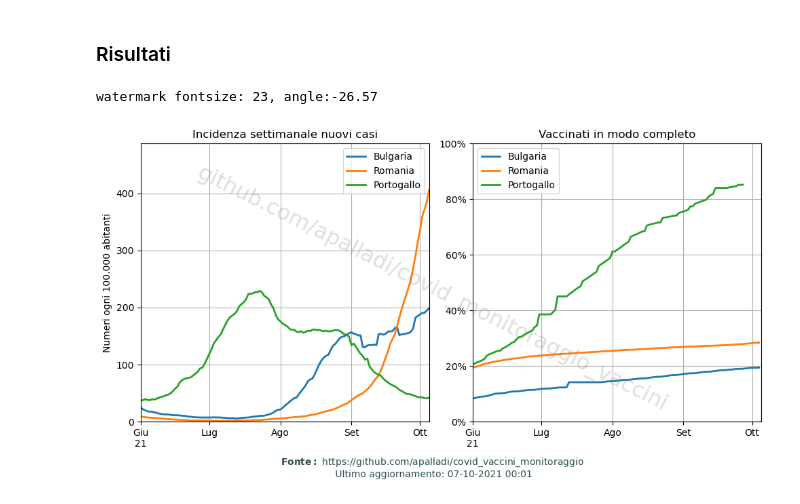
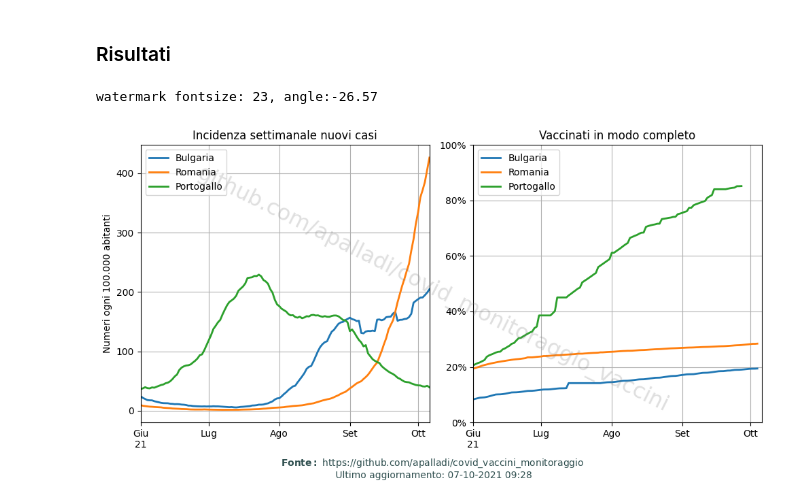
Before and after one commit to apalladi/covid_vaccini_monitoraggio, a Jupyter notebook: Notebooks/confronti_internazionali.ipynb, the cells around one changed output. Cells and saved outputs as stored; diff of their text form; code cells hidden in the pictures.

```diff
--- a/Notebooks/confronti_internazionali.ipynb
+++ b/Notebooks/confronti_internazionali.ipynb
@@ -52,7 +52,8 @@ def get_epidemic_data(country):
     daily_cases = ydata_cases.diff().rolling(window=7).mean()
     daily_deaths = ydata_deaths.diff().rolling(window=7).mean()
 
-    df_epidemic = pd.DataFrame(np.transpose([ydata_cases,ydata_inf,ydata_deaths,ydata_rec,daily_cases,daily_deaths]))
+    df_epidemic = pd.DataFrame(np.transpose([ydata_cases, ydata_inf, ydata_deaths,
+                                             ydata_rec, daily_cases, daily_deaths]))
     df_epidemic.index = date
     df_epidemic.columns = ['Total cases','Active infected','Total deaths','Total recovered','Daily cases (avg 7 days)','Daily deaths (avg 7 days)']
 
@@ -73,32 +76,17 @@ axes = axes2.ravel()
 
 last_updated = pd.to_datetime(x_date[-1])
 
-new_y_lim = 0
-
 for i in range(len(nomi_nazioni)):
     df_epid = get_epidemic_data(nomi_nazioni[i])
     new_date = df_epid.index[-1]
-    # aggiorna limite ascissa...
-    if (new_date.month > last_updated.month):
-        update_labels2(df_epid)
-    # ... e data più recente se necessario
-    elif (new_date > last_updated):
-        last_updated = new_date
     mask = df_epid.index >= '2021-06-01'
     values = 7/(abitanti_nazioni[i]*10)*df_epid['Daily cases (avg 7 days)'][mask]
-    if (values.max() > new_y_lim):
-        # trova valore massimo
-        new_y_lim = values.max()
-    # plot
-    values.plot(ax=axes[0],
-                label=label_nazioni[i],
-                linewidth=2)
+    values.plot(ax=axes[0], label=label_nazioni[i], linewidth=2)
 
-# aumenta valore max del 20% per assicurare visibilità grafici
-new_y_lim += new_y_lim*0.20
+    last_updated = aggiorna_ascissa(new_date, last_updated)
+
 
 axes[0].set_xlim('2021-06-01', last_updated)
-axes[0].set_ylim(0, new_y_lim)
 axes[0].set_title('Incidenza settimanale nuovi casi')
 axes[0].set_ylabel('Numeri ogni 100.000 abitanti')
 axes[0].set_xlabel('')
@@ -107,39 +95,33 @@ axes[0].set_xticklabels(x_label)
 axes[0].legend()
 axes[0].grid()
 axes[0].minorticks_off()
 
 for i in range(len(nomi_nazioni)):
     df_vac = get_vaccine_data(nomi_nazioni[i])
     new_date = df_vac.index[-1]
-    # aggiorna limite ascissa...
-    if (new_date.month > last_updated.month):
-        update_labels2(df_vac)
-    # ... e data più recente se necessario
-    elif (new_date > last_updated):
-        last_updated = new_date
     mask = df_vac.index >= '2021-06-01'
-    df_vac['% fully vaccinated'][mask].plot(ax=axes[1],
-                   label=label_nazioni[i], linewidth=2)
+    df_vac['% fully vaccinated'][mask].plot(ax=axes[1], label=label_nazioni[i], linewidth=2)
+    last_updated = aggiorna_ascissa(new_date, last_updated)
 
 axes[1].set_xlim('2021-06-01', last_updated)
 axes[1].set_ylim(0, 100)
 axes[1].set_yticks(np.arange(0, 101, 20))
 axes[1].set_yticklabels(['0%', '20%', '40%', '60%', '80%', '100%'])
 axes[1].set_title('Vaccinati in modo completo')
 axes[1].set_xlabel('')
 axes[1].set_xticks(x_date)
 axes[1].set_xticklabels(x_label),
 axes[1].legend()
 axes[1].grid()
 axes[1].minorticks_off()
 
 # add watermarks
 ax = plt.gca()
 add_watermark(fig, ax.xaxis.label.get_fontsize())
 
 plt.tight_layout()
 plt.savefig('../risultati/confronto_nazioni_epidemia-vaccino.png', dpi=300, bbox_inches="tight")
 plt.show()
 # %% [output]
 watermark fontsize: 23, angle:-26.57
-[figure, old version]
+[figure, new version]
```
Also changed, not shown: parts of 1 cell of this notebook, 13 other files.
